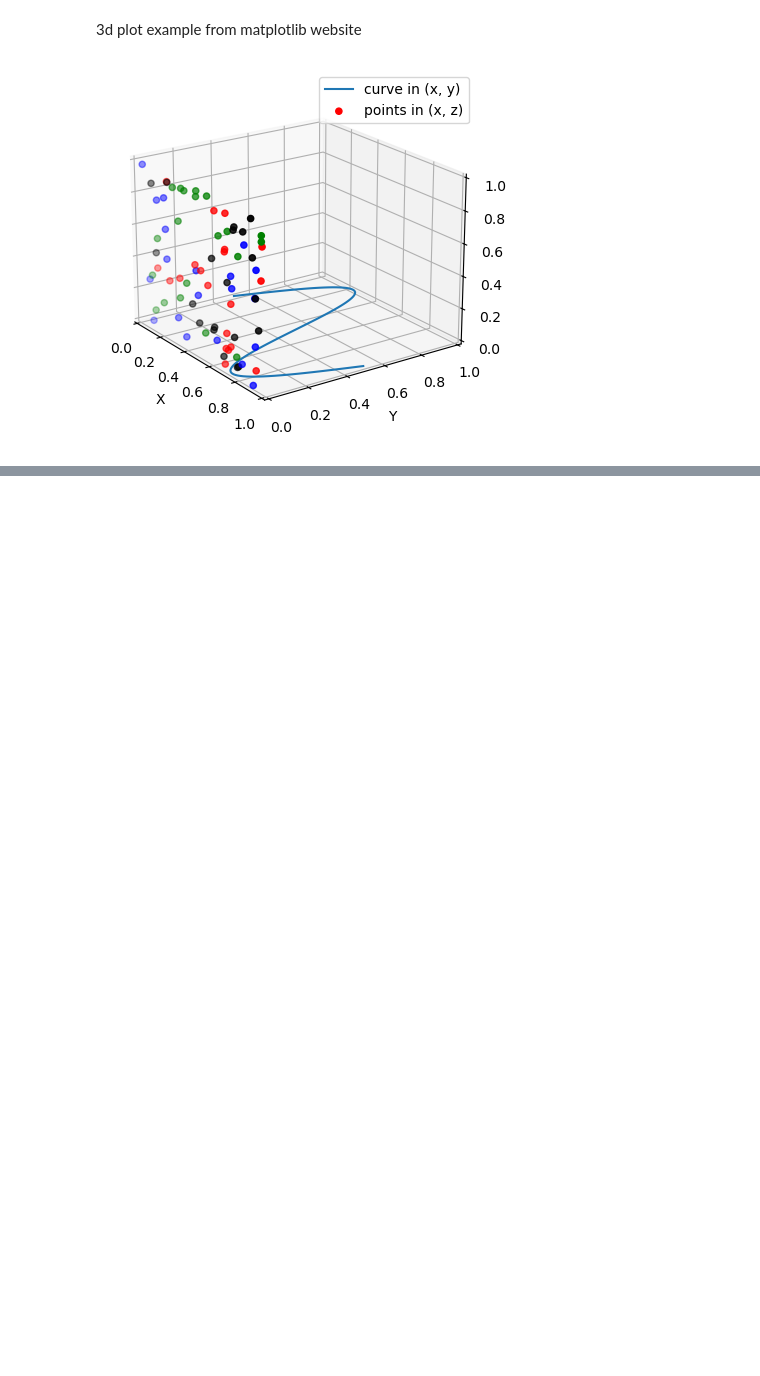
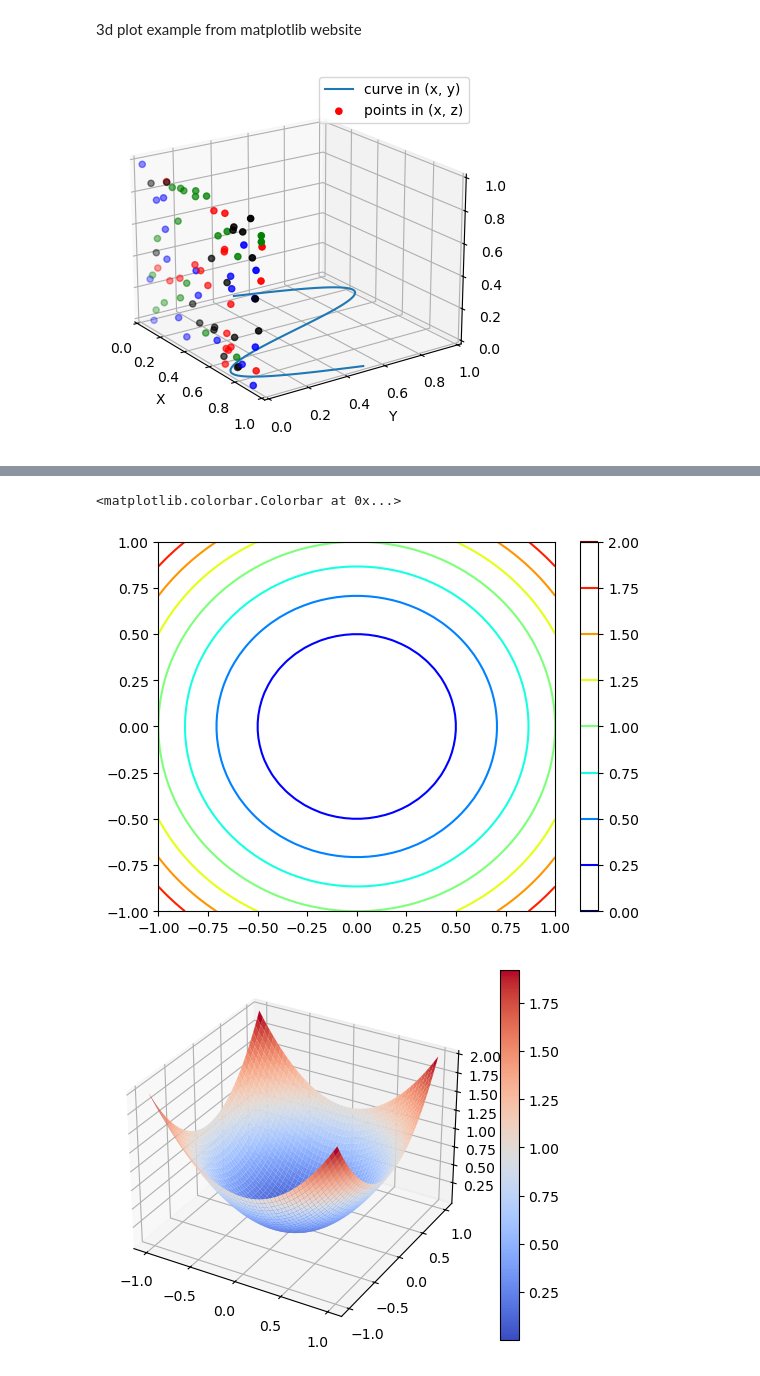
Before and after one commit to e-d-p-9/Physical-Modeling-with-Python, a Jupyter notebook: Ch6/ch6-notes.ipynb, the cells around one changed output, grey strips where cells are left out. Drawn from its saved outputs; the diff is of its cells as text; code cells hidden in the pictures; blank space fills up the shorter version.

```diff
--- a/Ch6/ch6-notes.ipynb
+++ b/Ch6/ch6-notes.ipynb
@@ -756,0 +782,16 @@ plt.show()
+# %%
+plt.figure()
+contours = plt.contour(X, Y, Z, cmap='jet')
+plt.colorbar(contours)
+
+
+ax = plt.figure().add_subplot(projection='3d')
+surface = ax.plot_surface(X, Y, Z, cmap='coolwarm')
+plt.figure().colorbar(surface)
+
+heatmap = plt.pcolormesh(X, Y, Z, cmap='bone')
+plt.colorbar(heatmap)
+# %% [output]
+<matplotlib.colorbar.Colorbar at 0x...>
+[figure, added]
+[figure, added]
```
Also changed, not shown: parts of 8 cells of this notebook.
